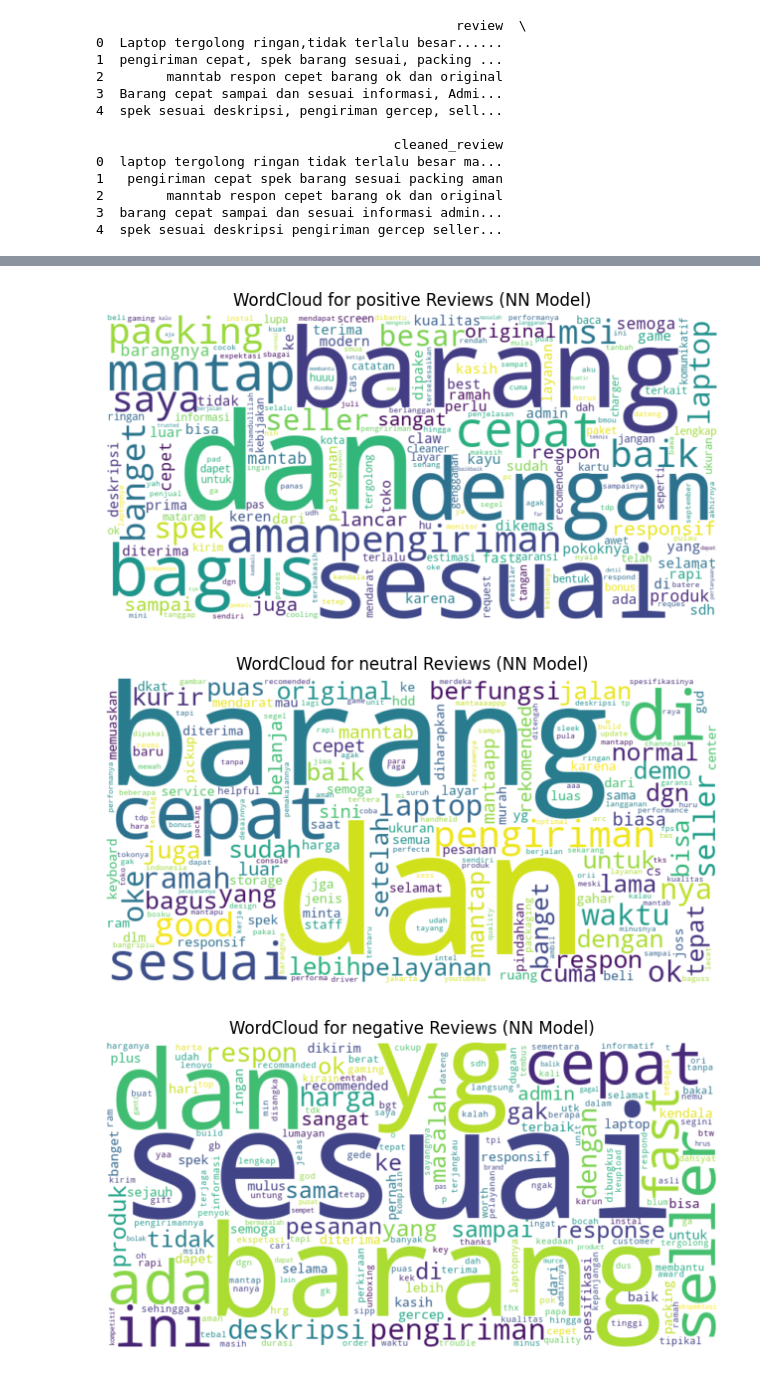
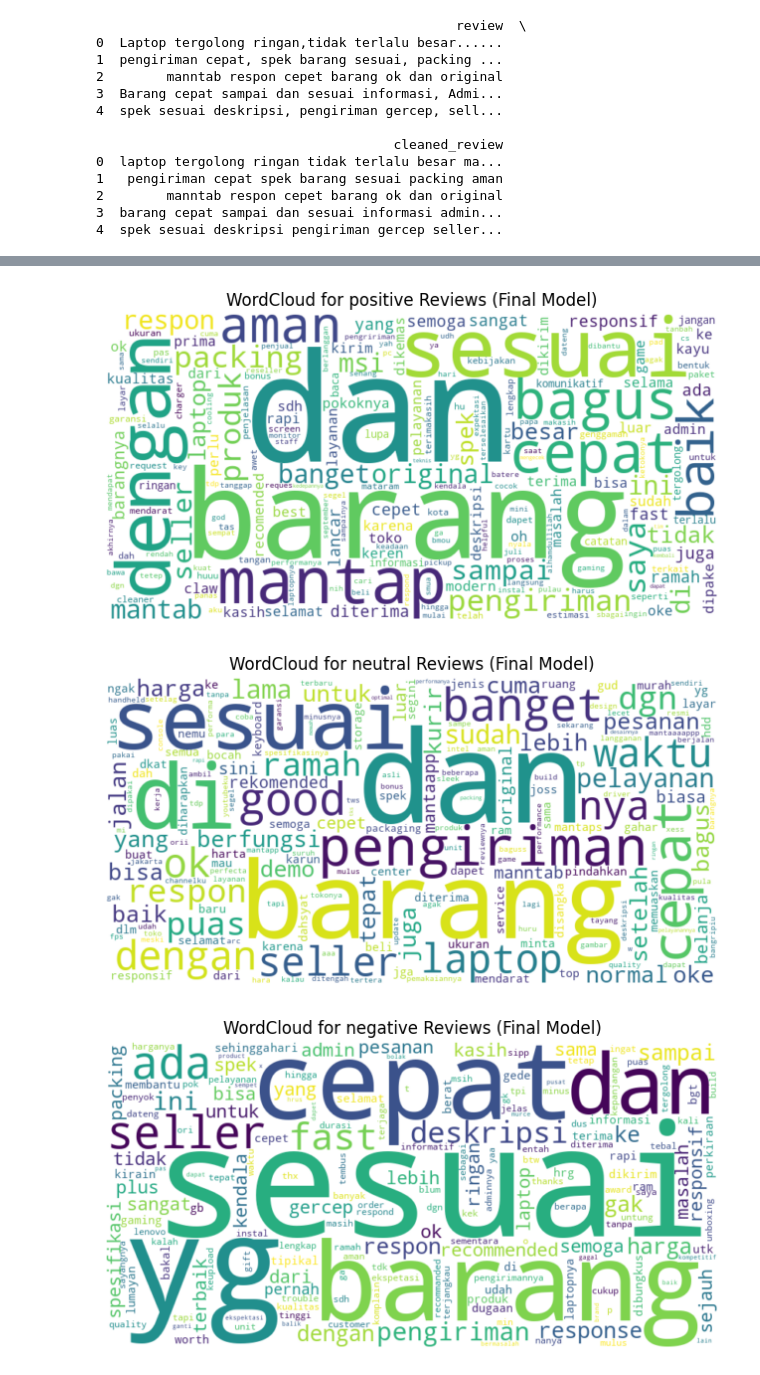
Before and after one commit to SedekahIllahi/data-crawling-streamlit, a Jupyter notebook: notebooks/3_predict_sentiment.ipynb, the cells around one changed output, grey strips where cells are left out. Saved outputs shown, nothing was run; the diff lists cells and outputs as text; code cells hidden in the pictures.

```diff
--- a/notebooks/3_predict_sentiment.ipynb
+++ b/notebooks/3_predict_sentiment.ipynb
@@ -116,17 +153,18 @@ Passing `palette` without assigning `hue` is deprecated and will be removed in v
 # %%
-for sentiment in df['sentiment_nn'].unique():
-    text = " ".join(df[df['sentiment_nn'] == sentiment]['cleaned_review'])
+# Generate word clouds for each sentiment class
+for sentiment in df['sentiment_final'].unique():
+    text = " ".join(df[df['sentiment_final'] == sentiment]['cleaned_review'])
     wc = WordCloud(width=800, height=400, background_color='white', collocations=False).generate(text)
 
     plt.figure(figsize=(8,4))
     plt.imshow(wc, interpolation='bilinear')
     plt.axis("off")
-    plt.title(f"WordCloud for {sentiment} Reviews (NN Model)")
+    plt.title(f"WordCloud for {sentiment} Reviews (Final Model)")
     plt.show()
 # %% [output]
-[figure, old version]
+[figure, new version]
-[figure, old version]
+[figure, new version]
-[figure, old version]
+[figure, new version]
 # %%
 from collections import Counter
 import re
```
Also changed, not shown: parts of 8 cells of this notebook, 8 other files.
